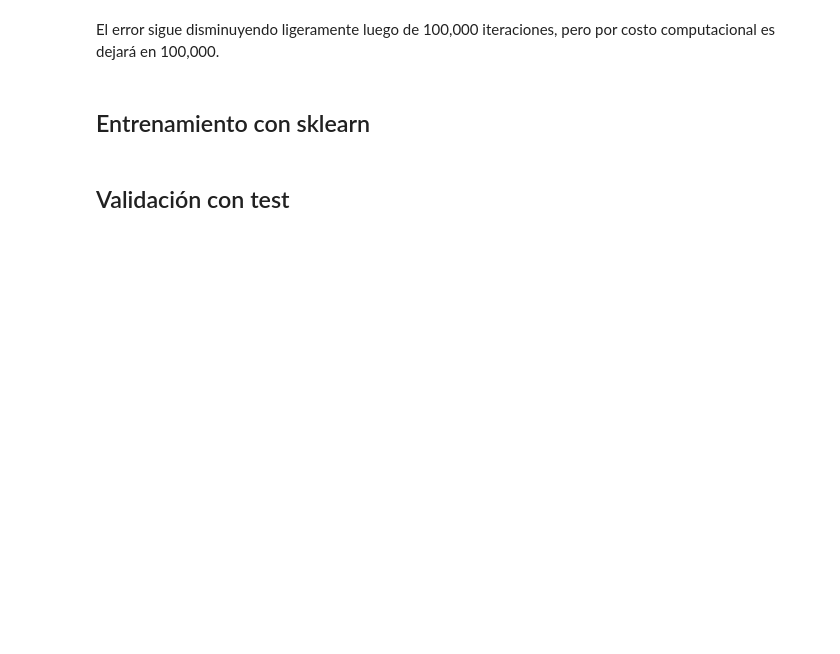
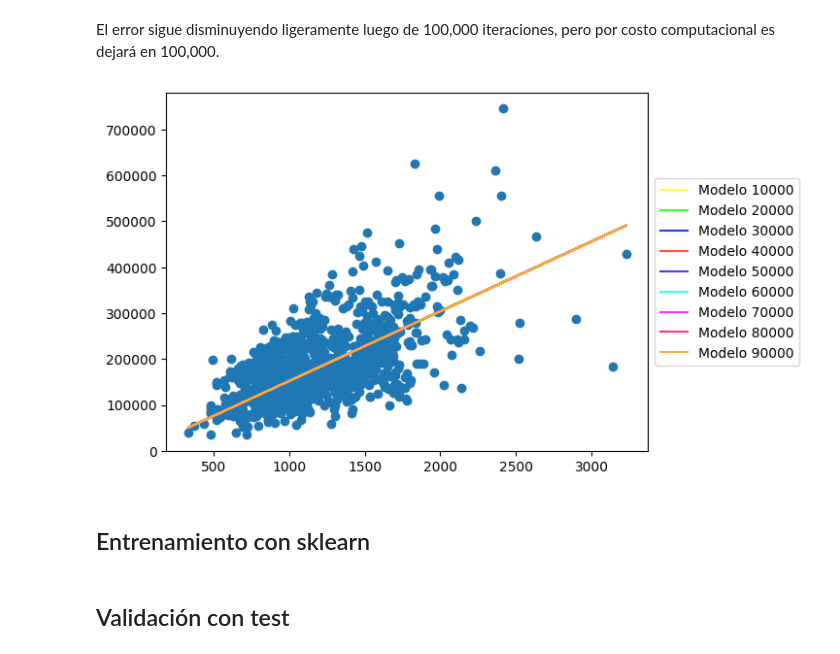
Before and after one commit to msalvaa/Proyecto-1, a Jupyter notebook: Proyecto 1 24000666.ipynb, the cells around one changed output. Cells and saved outputs as stored; diff of their text form; code cells hidden in the pictures; blank space fills up the shorter version.

```diff
--- a/Proyecto 1 24000666.ipynb
+++ b/Proyecto 1 24000666.ipynb
@@ -393,5 +393,9 @@ regresion_1f.grafica_errores()
 # %% [markdown]
 El error sigue disminuyendo ligeramente luego de 100,000 iteraciones, pero por costo computacional es dejará en 100,000.
+# %%
+regresion_1f.grafica_modelos(10000)
+# %% [output]
+[figure, added]
 # %% [markdown]
 ## Entrenamiento con sklearn
 # %%
```
Also changed, not shown: parts of 14 cells of this notebook.
